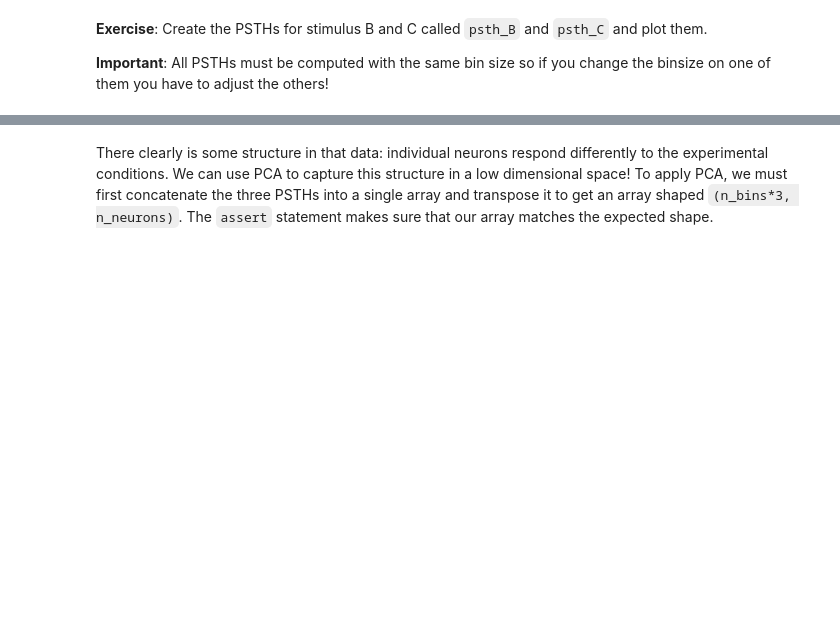
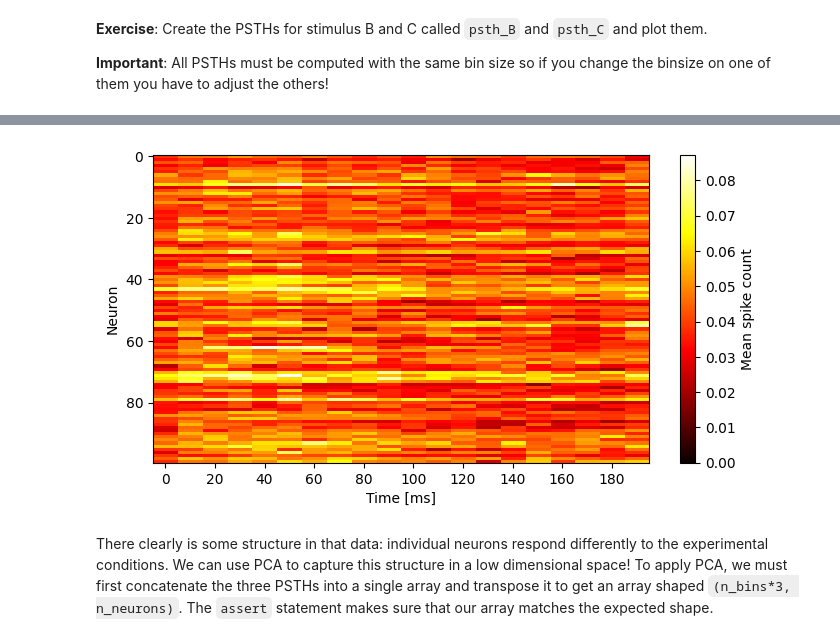
Before and after one commit to acarolinafilipe/Computational_Biology, a Jupyter notebook: 02_pca_on_neural_population_data/02_exercises.ipynb, the cells around one changed output, grey strips where cells are left out. Cells and saved outputs as stored; diff of their text form; code cells hidden in the pictures; blank space fills up the shorter version.

```diff
--- a/02_pca_on_neural_population_data/02_exercises.ipynb
+++ b/02_pca_on_neural_population_data/02_exercises.ipynb
@@ -691,3 +696,8 @@ utils.plot_psth(psth_A, bin_edges)
+# %%
+psth_C, bin_edges = utils.compute_psth(spike_times, stim_onsets[2], t_bin=10)
+utils.plot_psth(psth_C, bin_edges)
+# %% [output]
+[figure, added]
 # %% [markdown]
 There clearly is some structure in that data: individual neurons respond differently to the experimental conditions. We can use PCA to capture this structure in a low dimensional space!
 To apply PCA, we must first concatenate the three PSTHs into a single array and transpose it to get an array shaped `(n_bins*3, n_neurons)`. The `assert` statement makes sure that our array matches the expected shape.
```
Also changed, not shown: parts of 3 cells of this notebook.
